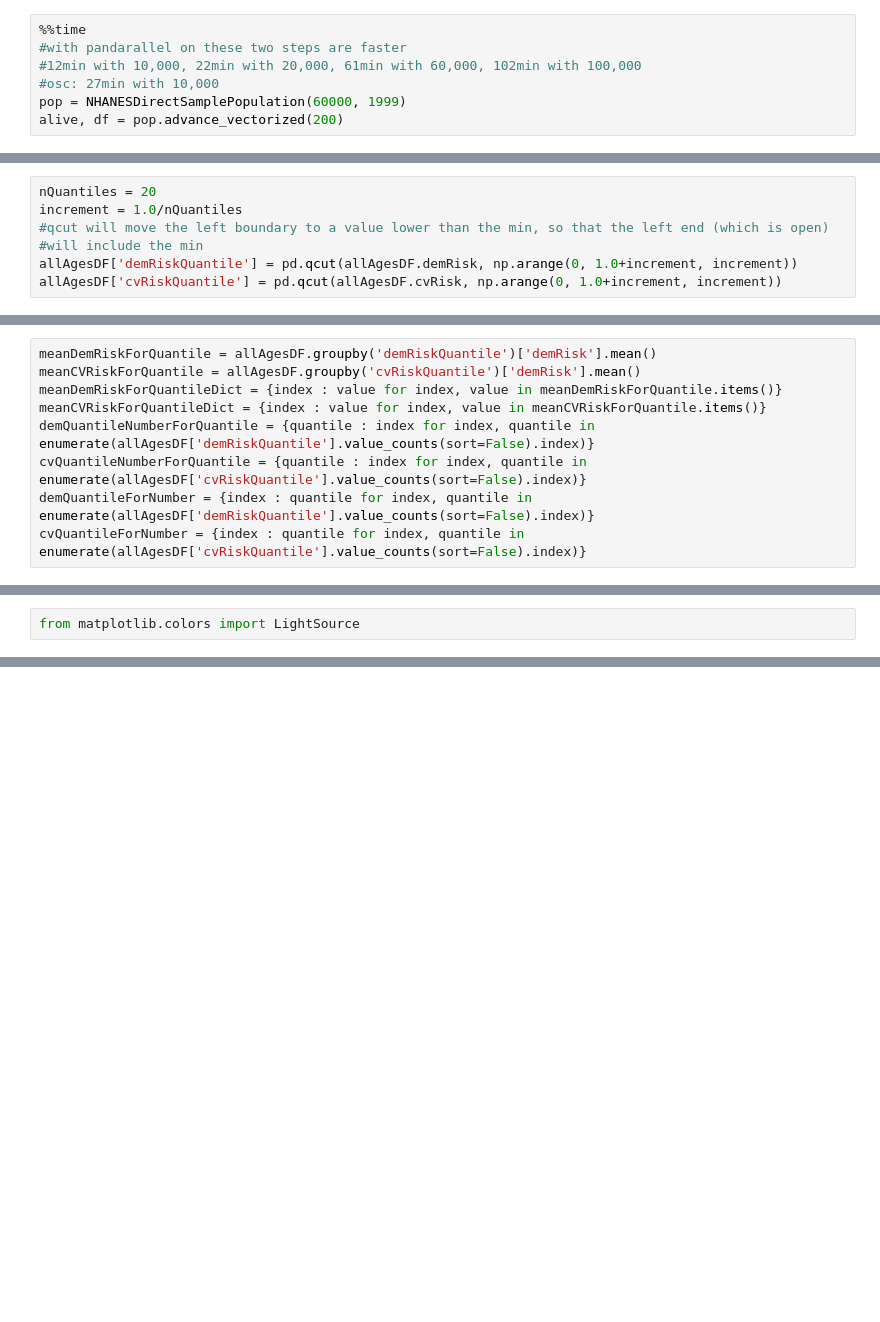
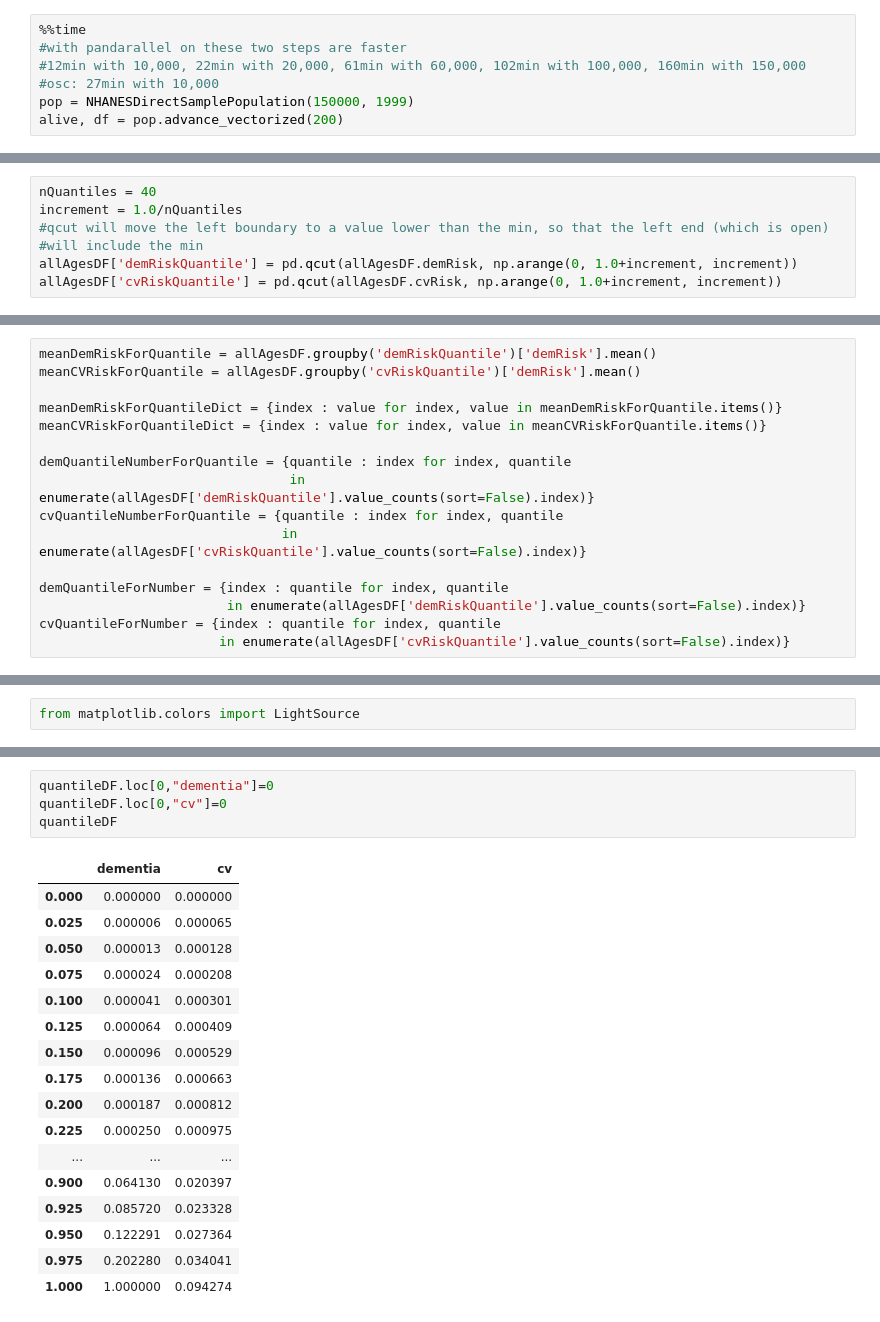
Before and after one commit to deligkaris/microsimNotebooks, a Jupyter notebook: cvDementiaQuantiles.ipynb, the cells around one changed output, grey strips where cells are left out. Cells and saved outputs as stored; diff of their text form; blank space fills up the shorter version.

```diff
--- a/cvDementiaQuantiles.ipynb
+++ b/cvDementiaQuantiles.ipynb
@@ -52,8 +55,8 @@ simSettings.pandarallelFlag = True #with this flag all new population instances
 # %%
 %%time
 #with pandarallel on these two steps are faster
-#12min with 10,000, 22min with 20,000, 61min with 60,000, 102min with 100,000
+#12min with 10,000, 22min with 20,000, 61min with 60,000, 102min with 100,000, 160min with 150,000
 #osc: 27min with 10,000
-pop = NHANESDirectSamplePopulation(60000, 1999)
+pop = NHANESDirectSamplePopulation(150000, 1999)
 alive, df = pop.advance_vectorized(200)
 # %% [output]
@@ -87,7 +96,7 @@ allAgesDF.loc[allAgesDF.demRisk > 1, 'demRisk'] = 1
 #we need to have n+1 points in order to have n intervals
 #len(np.arange(increment, 1.0, increment)),len(np.arange(0, 1.0, increment)),len(np.arange(0, 1.0+increment, increment))
 # %%
-nQuantiles = 20
+nQuantiles = 40
 increment = 1.0/nQuantiles
 #qcut will move the left boundary to a value lower than the min, so that the left end (which is open)
 #will include the min
@@ -107,10 +114,17 @@ allAgesDF['demRiskQuantile'].isna().sum(), allAgesDF['cvRiskQuantile'].isna().su
 # %%
 meanDemRiskForQuantile = allAgesDF.groupby('demRiskQuantile')['demRisk'].mean()
 meanCVRiskForQuantile = allAgesDF.groupby('cvRiskQuantile')['demRisk'].mean()
+
 meanDemRiskForQuantileDict = {index : value for index, value in meanDemRiskForQuantile.items()}
 meanCVRiskForQuantileDict = {index : value for index, value in meanCVRiskForQuantile.items()}
-demQuantileNumberForQuantile = {quantile : index for index, quantile in enumerate(allAgesDF['demRiskQuantile'].value_counts(sort=False).index)}
-cvQuantileNumberForQuantile = {quantile : index for index, quantile in enumerate(allAgesDF['cvRiskQuantile'].value_counts(sort=False).index)}
-demQuantileForNumber = {index : quantile for index, quantile in enumerate(allAgesDF['demRiskQuantile'].value_counts(sort=False).index)}
-cvQuantileForNumber = {index : quantile for index, quantile in enumerate(allAgesDF['cvRiskQuantile'].value_counts(sort=False).index)}
+
+demQuantileNumberForQuantile = {quantile : index for index, quantile
+                                in enumerate(allAgesDF['demRiskQuantile'].value_counts(sort=False).index)}
+cvQuantileNumberForQuantile = {quantile : index for index, quantile
+                               in enumerate(allAgesDF['cvRiskQuantile'].value_counts(sort=False).index)}
+
+demQuantileForNumber = {index : quantile for index, quantile
+                        in enumerate(allAgesDF['demRiskQuantile'].value_counts(sort=False).index)}
+cvQuantileForNumber = {index : quantile for index, quantile
+                       in enumerate(allAgesDF['cvRiskQuantile'].value_counts(sort=False).index)}
 # %%
@@ -389,0 +356,22 @@ quantileDF
+# %%
+quantileDF.loc[0,"dementia"]=0
+quantileDF.loc[0,"cv"]=0
+quantileDF
+# %% [output]
+|  | dementia | cv |
+| 0.000 | 0.000000 | 0.000000 |
+| 0.025 | 0.000006 | 0.000065 |
+| 0.050 | 0.000013 | 0.000128 |
+| 0.075 | 0.000024 | 0.000208 |
+| 0.100 | 0.000041 | 0.000301 |
+| 0.125 | 0.000064 | 0.000409 |
+| 0.150 | 0.000096 | 0.000529 |
+| 0.175 | 0.000136 | 0.000663 |
+| 0.200 | 0.000187 | 0.000812 |
+| 0.225 | 0.000250 | 0.000975 |
+| ... | ... | ... |
+| 0.900 | 0.064130 | 0.020397 |
+| 0.925 | 0.085720 | 0.023328 |
+| 0.950 | 0.122291 | 0.027364 |
+| 0.975 | 0.202280 | 0.034041 |
+| 1.000 | 1.000000 | 0.094274 |
```
Also changed, not shown: parts of 44 cells of this notebook, 1 other file.
